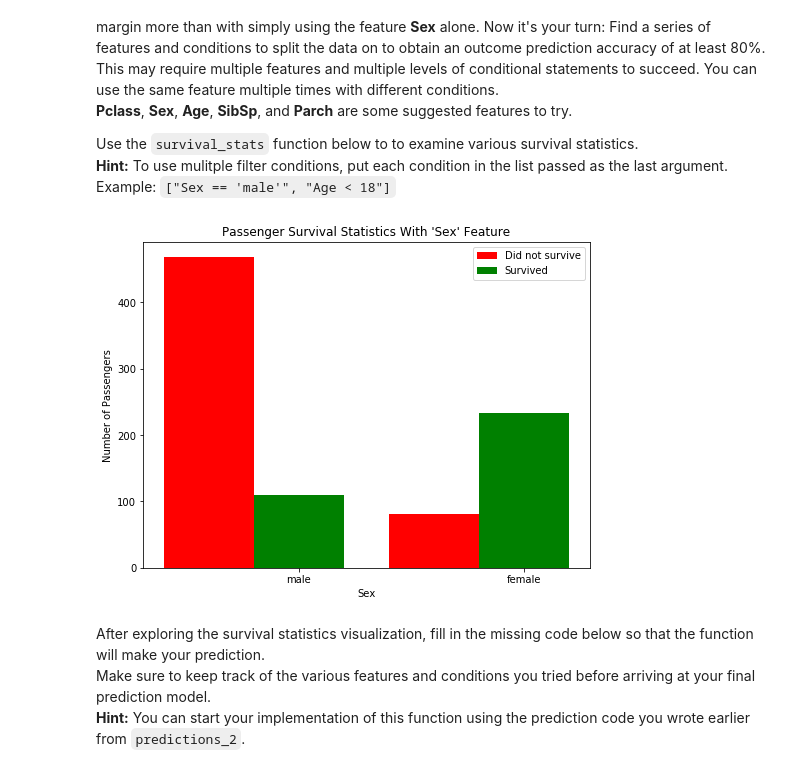
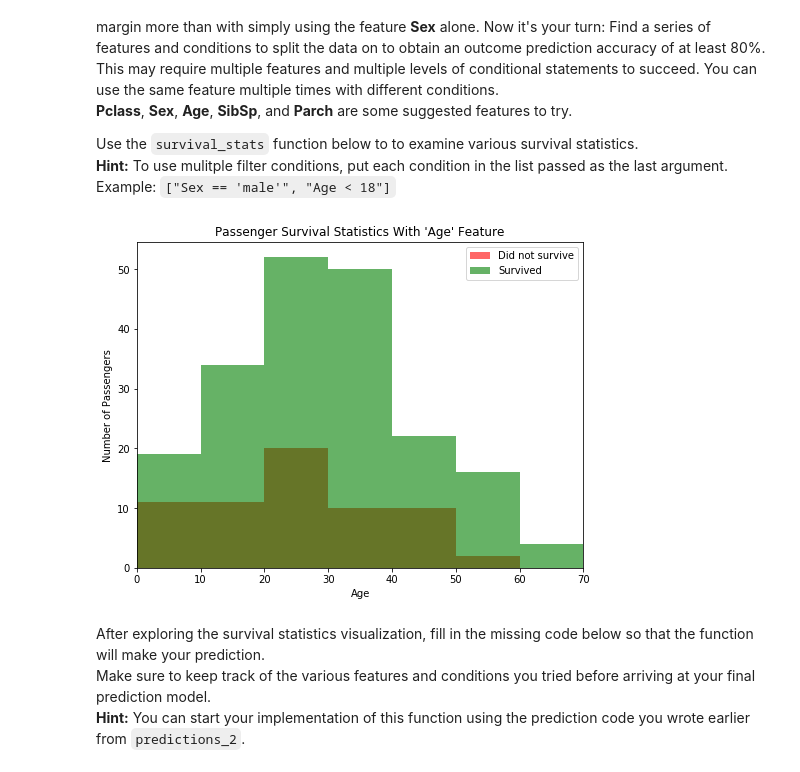
Before and after one commit to rashmishrm/machine-learning-nanodegree, a Jupyter notebook: titanic_survival_exploration/titanic_survival_exploration.ipynb, the cells around one changed output. Saved outputs shown, nothing was run; the diff lists cells and outputs as text; code cells hidden in the pictures.

```diff
--- a/titanic_survival_exploration/titanic_survival_exploration.ipynb
+++ b/titanic_survival_exploration/titanic_survival_exploration.ipynb
@@ -218,9 +218,9 @@ Adding the feature **Age** as a condition in conjunction with **Sex** improves t
 Use the `survival_stats` function below to to examine various survival statistics.
 **Hint:** To use mulitple filter conditions, put each condition in the list passed as the last argument. Example: `["Sex == 'male'", "Age < 18"]`
 # %%
-vs.survival_stats(data, outcomes, 'Sex')
+vs.survival_stats(data, outcomes, 'Age',["Sex == 'female'"])
 # %% [output]
-[figure, old version]
+[figure, new version]
 # %% [markdown]
 After exploring the survival statistics visualization, fill in the missing code below so that the function will make your prediction.
 Make sure to keep track of the various features and conditions you tried before arriving at your final prediction model.
```
Also changed, not shown: parts of 2 cells of this notebook, 1 other file.
